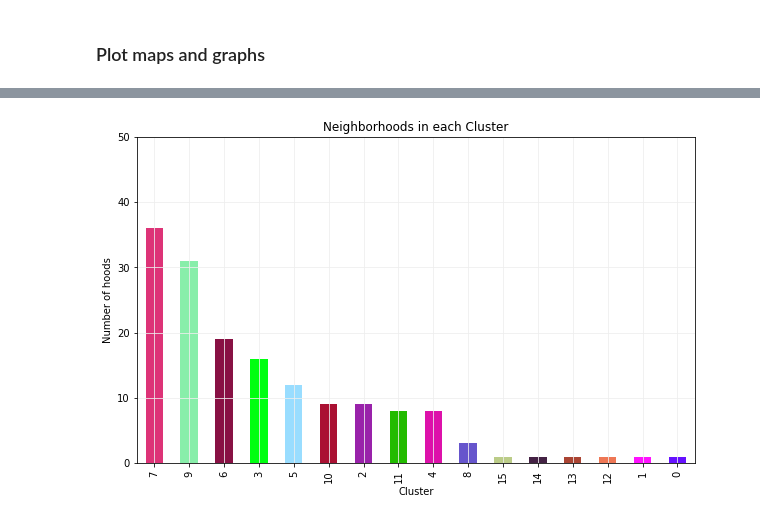
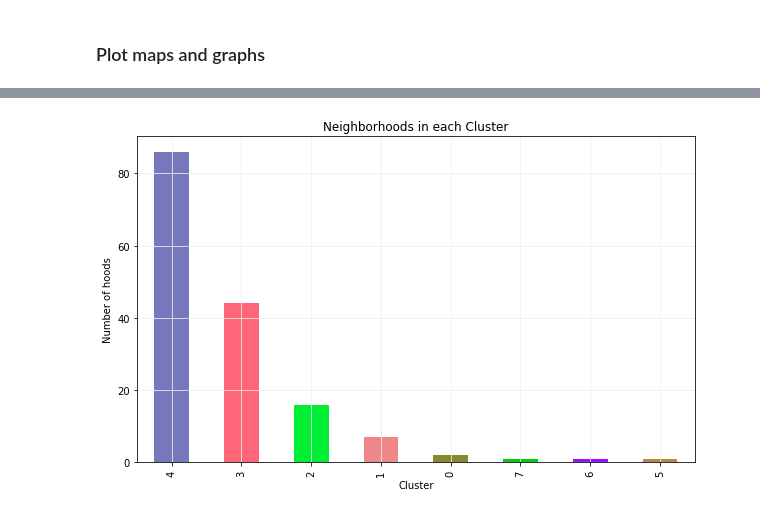
Before and after one commit to anuraggupta29/Coursera_Capstone, a Jupyter notebook: The Perfect Neighborhood - Project.ipynb, the cells around one changed output, grey strips where cells are left out. Saved outputs shown, nothing was run; the diff lists cells and outputs as text; code cells hidden in the pictures.

```diff
--- a/The Perfect Neighborhood - Project.ipynb
+++ b/The Perfect Neighborhood - Project.ipynb
@@ -323,13 +327,22 @@ print(toronto_df.shape)
 # %% [markdown]
 <h3>KMeans clustering to cluster neighborhoods together</h3>
-# %%
-#Model to create clusters
-
-kclusters = 16
-
-df_modeldata = toronto_df.drop('Neighborhood',axis = 1)
-
-kMeansModel = KMeans(n_clusters = kclusters, random_state = 0)
-kMeansModel.fit(df_modeldata)
-
-clustered_arr = kMeansModel.labels_
+# %%
+#Model to create clusters
+df_modeldata = toronto_df.drop('Neighborhood',axis = 1)
+
+#Choosing the best K using elbow method
+k_kmeans = [(i+1) for i in range(10)]
+inertia_arr = []
+
+for k in k_kmeans:
+    kMeansModel = KMeans(init = "k-means++", n_clusters = k, n_init = 10)
+    kMeansModel.fit(df_modeldata)
+    inertia_arr.append(kMeansModel.inertia_)
+
+df_dict = {'K':k_kmeans, 'Inertia': inertia_arr}
+df_kMeans = pd.DataFrame(df_dict)
+df_kMeans.plot(kind='line',x = 'K', y='Inertia', xticks = k_kmeans)
+plt.title('KMeans Analysis')
+plt.xlabel('K')
+plt.ylabel('Inertia')
+plt.show()
@@ -336,3 +351,9 @@ clustered_arr = kMeansModel.labels_
+# %%
+#Choosing the best k as 8 and creating model
+best_k_kMeans = 8
+kMeansModel = KMeans(init = "k-means++", n_clusters = best_k_kMeans, n_init = 10)
+kMeansModel.fit(df_modeldata)
+clustered_arr = kMeansModel.labels_
 # %% [markdown]
 <h4><font color='red'>Cluster Table - Important</font></h4>
 # %%
@@ -351,7 +372,7 @@ print(df2.shape)
 #CREATE CLUSTER MAP
 
 clusters_map = folium.Map(location = locationToronto, zoom_start = 10)
-colors = [randomColor() for i in range(kclusters)]
+colors = [randomColor() for i in range(best_k_kMeans)]
 
 for pc, lat, long, cluster in zip(df2['Postal_Code'], df2['Latitude'], df2['Longitude'], df2['Cluster']):
     label = 'Cluster{}, {}, {}'.format(cluster, neigh, bor)
@@ -665,15 +691,14 @@ plt.show()
 # %%
 #cluster wise neighborhood distribution in toronto, bar plot
 
 df2['Cluster'].value_counts().plot(kind = 'Bar', stacked = True, color = colors, figsize = (10,6))
 plt.title('Neighborhoods in each Cluster')
 plt.xlabel('Cluster')
 plt.ylabel('Number of hoods')
-plt.ylim(0,50)
 plt.grid(color = '#EEEEEE')
 plt.show()
 # %% [output]
-[figure, old version]
+[figure, new version]
 # %%
 #most popular venues in toronto, bar plot
 
```
Also changed, not shown: parts of 26 cells of this notebook.
